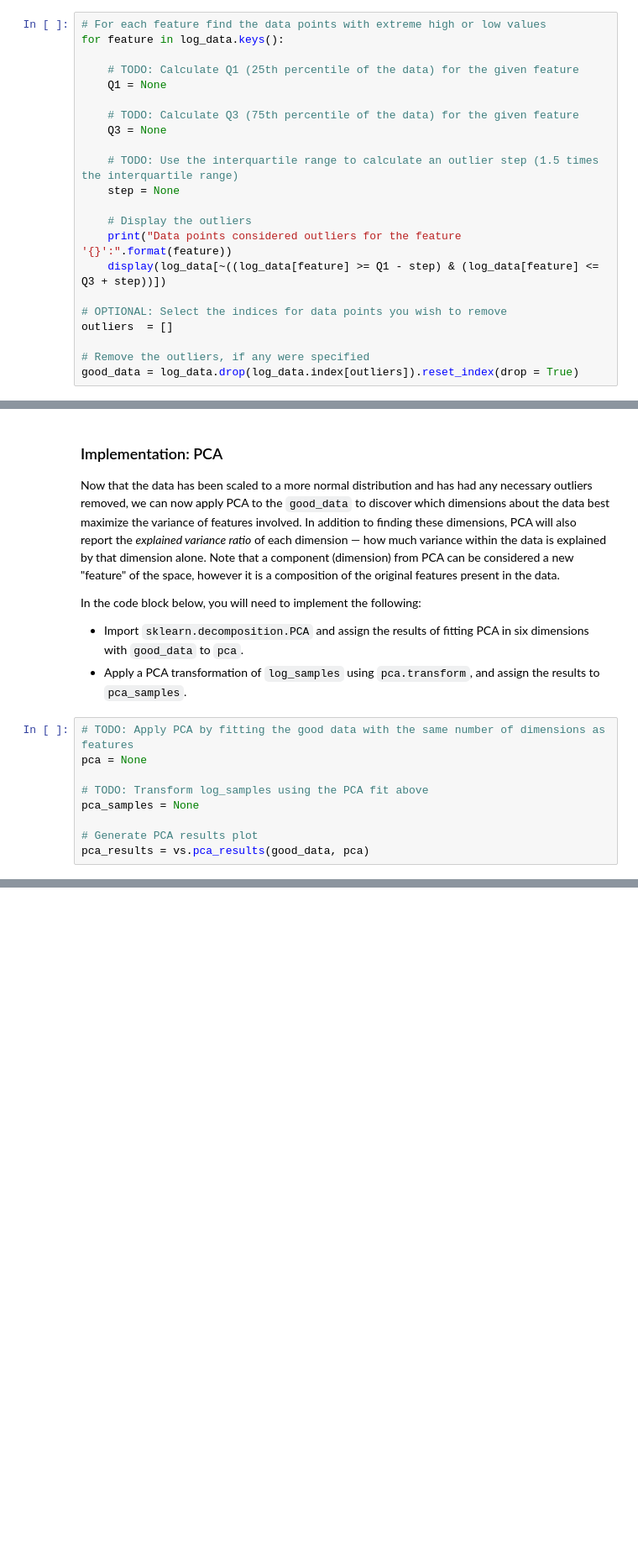
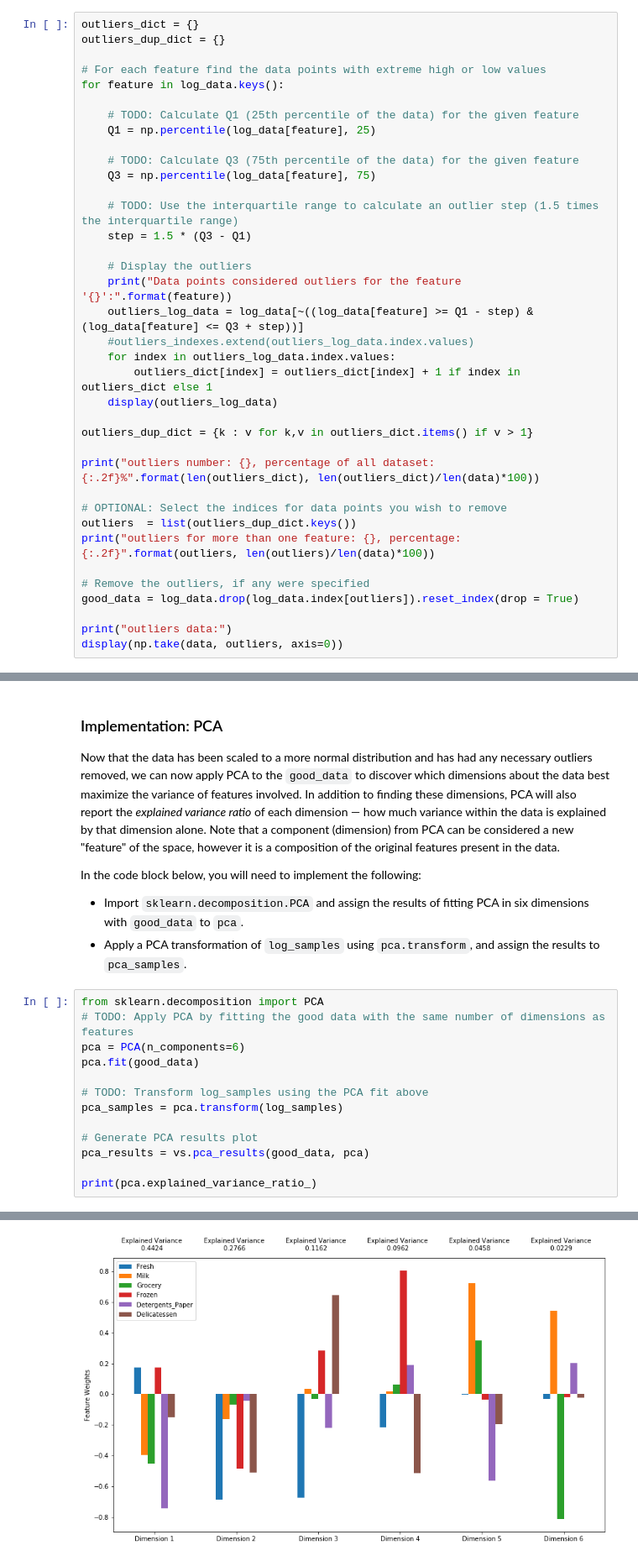
Before and after one commit to anton-mironenko/machine-learning, a Jupyter notebook: projects/customer_segments/customer_segments.ipynb, the cells around one changed output, grey strips where cells are left out. Shown: that part at 84% size. Saved outputs shown, nothing was run; the diff lists cells and outputs as text; blank space fills up the shorter version.

```diff
--- a/projects/customer_segments/customer_segments.ipynb
+++ b/projects/customer_segments/customer_segments.ipynb
@@ -244,24 +258,39 @@ In the code block below, you will need to implement the following:
 **NOTE:** If you choose to remove any outliers, ensure that the sample data does not contain any of these points!
 Once you have performed this implementation, the dataset will be stored in the variable `good_data`.
 # %%
+outliers_dict = {}
+outliers_dup_dict = {}
+
 # For each feature find the data points with extreme high or low values
 for feature in log_data.keys():
 
     # TODO: Calculate Q1 (25th percentile of the data) for the given feature
-    Q1 = None
+    Q1 = np.percentile(log_data[feature], 25)
 
     # TODO: Calculate Q3 (75th percentile of the data) for the given feature
-    Q3 = None
+    Q3 = np.percentile(log_data[feature], 75)
 
     # TODO: Use the interquartile range to calculate an outlier step (1.5 times the interquartile range)
-    step = None
+    step = 1.5 * (Q3 - Q1)
 
     # Display the outliers
     print("Data points considered outliers for the feature '{}':".format(feature))
-    display(log_data[~((log_data[feature] >= Q1 - step) & (log_data[feature] <= Q3 + step))])
+    outliers_log_data = log_data[~((log_data[feature] >= Q1 - step) & (log_data[feature] <= Q3 + step))]
+    #outliers_indexes.extend(outliers_log_data.index.values)
+    for index in outliers_log_data.index.values:
+        outliers_dict[index] = outliers_dict[index] + 1 if index in outliers_dict else 1
+    display(outliers_log_data)
+
+outliers_dup_dict = {k : v for k,v in outliers_dict.items() if v > 1}
+
+print("outliers number: {}, percentage of all dataset: {:.2f}%".format(len(outliers_dict), len(outliers_dict)/len(data)*100))
 
 # OPTIONAL: Select the indices for data points you wish to remove
-outliers  = []
+outliers  = list(outliers_dup_dict.keys())
+print("outliers for more than one feature: {}, percentage: {:.2f}".format(outliers, len(outliers)/len(data)*100))
 
 # Remove the outliers, if any were specified
 good_data = log_data.drop(log_data.index[outliers]).reset_index(drop = True)
+
+print("outliers data:")
+display(np.take(data, outliers, axis=0))
@@ -286,11 +388,16 @@ In the code block below, you will need to implement the following:
  - Import `sklearn.decomposition.PCA` and assign the results of fitting PCA in six dimensions with `good_data` to `pca`.
  - Apply a PCA transformation of `log_samples` using `pca.transform`, and assign the results to `pca_samples`.
 # %%
+from sklearn.decomposition import PCA
 # TODO: Apply PCA by fitting the good data with the same number of dimensions as features
-pca = None
+pca = PCA(n_components=6)
+pca.fit(good_data)
 
 # TODO: Transform log_samples using the PCA fit above
-pca_samples = None
+pca_samples = pca.transform(log_samples)
 
 # Generate PCA results plot
 pca_results = vs.pca_results(good_data, pca)
+
+print(pca.explained_variance_ratio_)
+# %% [output]
@@ -297,3 +405,4 @@ pca_results = vs.pca_results(good_data, pca)
+[figure, added]
 # %% [markdown]
 ### Question 5
 
```
Also changed, not shown: parts of 26 cells of this notebook.
